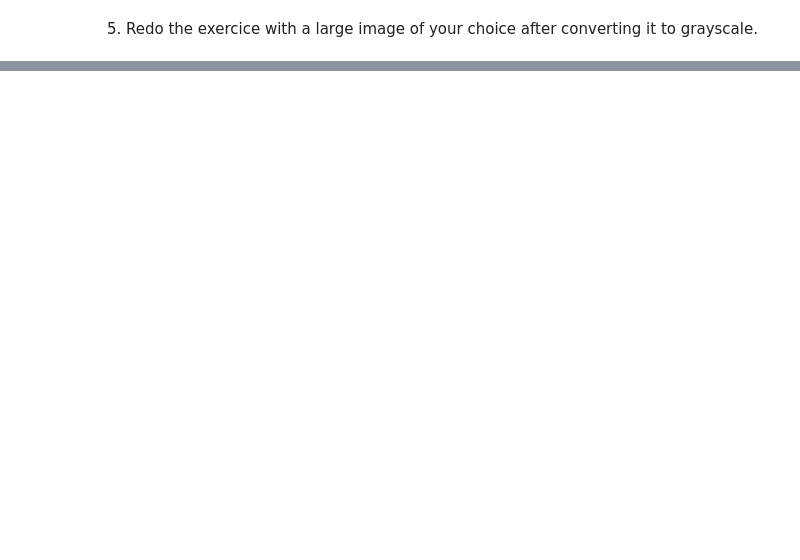
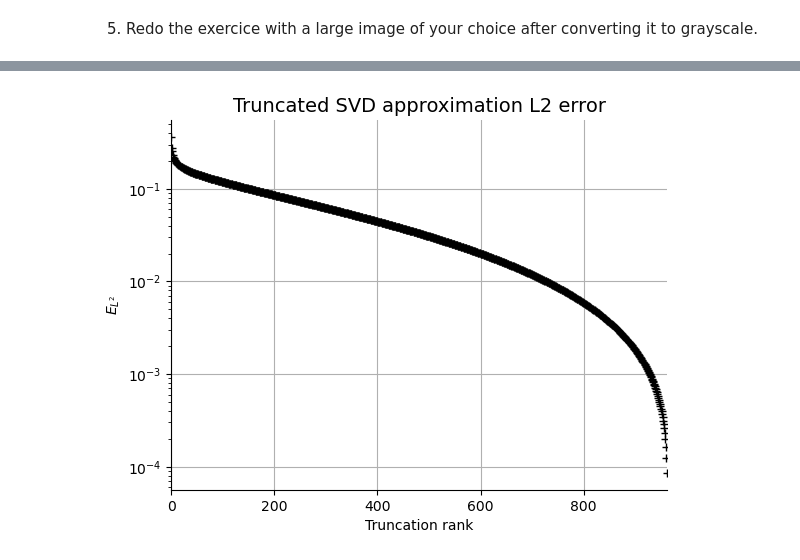
Before and after one commit to llestandi/teaching_POD, a Jupyter notebook: LRA_introduction.ipynb, the cells around one changed output, grey strips where cells are left out. Drawn from its saved outputs; the diff is of its cells as text; code cells hidden in the pictures; blank space fills up the shorter version.

```diff
--- a/LRA_introduction.ipynb
+++ b/LRA_introduction.ipynb
@@ -101,0 +134,4 @@ array([3.35450325e+01, 3.35178061e-15, 3.35178061e-15, 3.35178061e-15,
+# %%
+img = PIL.Image.open("waterfall.jpg")
+gray_img = img.convert("L")
+plt.imshow(gray_img, cmap='gray')
@@ -101,0 +141,8 @@ array([3.35450325e+01, 3.35178061e-15, 3.35178061e-15, 3.35178061e-15,
+# %%
+mat=np.asarray(gray_img)
+# %%
+U,Sigma,Vtranspose=np.linalg.svd(mat)
+# %%
+errs=approx_error_plot(mat,U,Sigma,Vtranspose)
+# %% [output]
+[figure, added]
```
Also changed, not shown: parts of 26 cells of this notebook, 1 other file.
